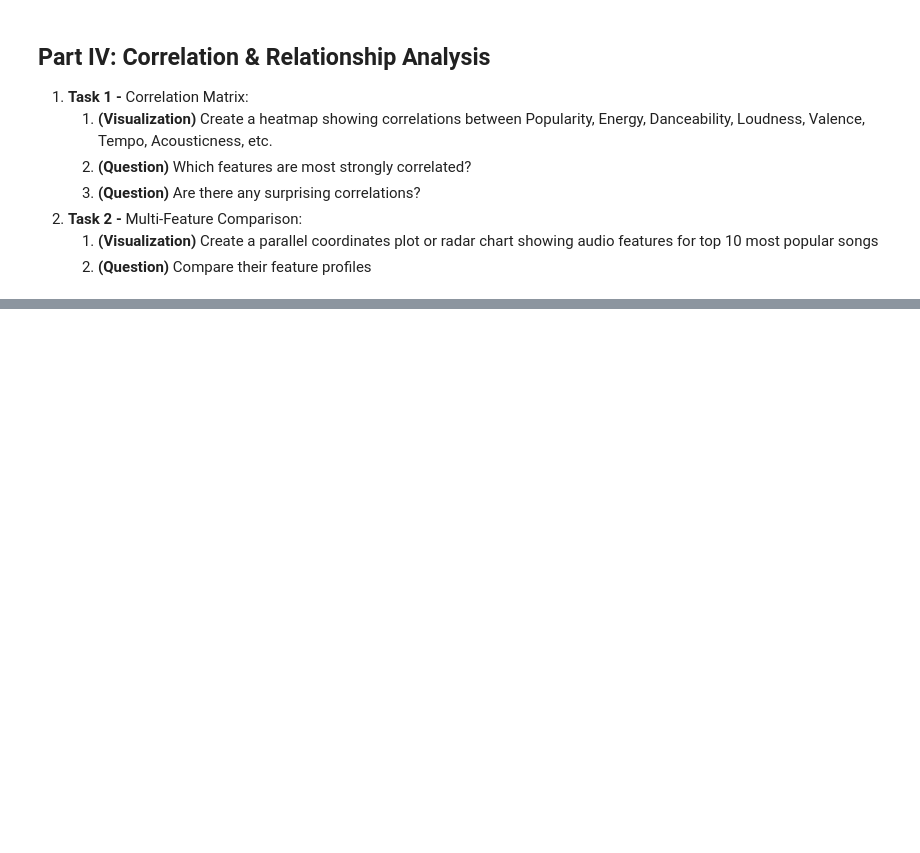
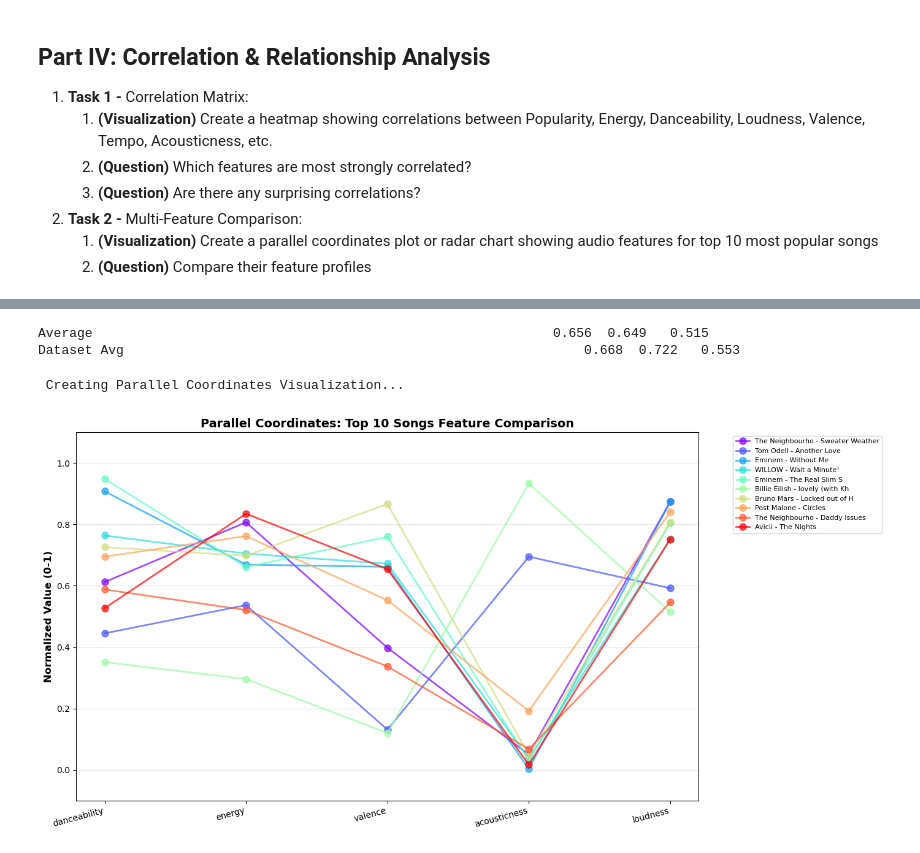
Before and after one commit to benzartimelek/Spotify_exploration, a Jupyter notebook: lab_draft.ipynb, the cells around one changed output, grey strips where cells are left out. Saved outputs shown, nothing was run; the diff lists cells and outputs as text; code cells hidden in the pictures; blank space fills up the shorter version.

```diff
--- a/lab_draft.ipynb
+++ b/lab_draft.ipynb
@@ -575,0 +745,14 @@ Do explicit songs tend to be more or less popular?
+# %%
+print("\n Top 10 Songs - Feature Analysis:")
+print(f"\n{'Rank':<5} {'Artist':<20} {'Song':<30} {'Pop':<5} {'Dance':<6} {'Energy':<7} {'Valence':<8}")
+print("-" * 85)
+
+for rank, (idx, song) in enumerate(top_10_songs.iterrows(), 1):
+    artist = song['artist'][:18]
+    song_name = song['song'][:28]
+    pop = song['popularity']
+    dance = song['danceability']
+    energy = song['energy']
+    valence = song['valence']
+
+    print(f"{rank:<5} {artist:<20} {song_name:<30} {pop:<5} {dance:<6.3f} {energy:<7.3f} {valence:<8.3f}")
@@ -575,0 +774,47 @@ Do explicit songs tend to be more or less popular?
+# %%
+# Comparing the averages
+print(f"\n{'Average':<5} {'':<20} {'':<30} {'':<5} {top_10_songs['danceability'].mean():<6.3f} {top_10_songs['energy'].mean():<7.3f} {top_10_songs['valence'].mean():<8.3f}")
+print(f"{'Dataset Avg':<5} {'':<20} {'':<30} {'':<5} {df['danceability'].mean():<6.3f} {df['energy'].mean():<7.3f} {df['valence'].mean():<8.3f}")
+# %% [output]
+Average                                                           0.656  0.649   0.515
+Dataset Avg                                                           0.668  0.722   0.553
+# %%
+# Additional visualizations: Parallel coordinates plot
+print("\n Creating Parallel Coordinates Visualization...")
+
+# Normalize features to 0-1 scale for better comparison
+features_to_plot = ['danceability', 'energy', 'valence', 'acousticness', 'loudness']
+top_10_normalized = top_10_songs.copy()
+
+# Normalize loudness (it's negative, so special handling)
+top_10_normalized['loudness'] = (top_10_normalized['loudness'] - df['loudness'].min()) / (df['loudness'].max() - df['loudness'].min())
+
+# Create parallel coordinates plot
+fig, ax = plt.subplots(figsize=(14, 7))
+
+# Create x-axis positions
+x = np.arange(len(features_to_plot))
+
+# Plot each song as a line
+colors = plt.cm.rainbow(np.linspace(0, 1, len(top_10_normalized)))
+
+for (idx, song), color in zip(top_10_normalized.iterrows(), colors):
+    values = [song[feature] for feature in features_to_plot]
+    ax.plot(x, values, marker='o', label=f"{song['artist'][:15]} - {song['song'][:15]}",
+            linewidth=2, markersize=8, color=color, alpha=0.7)
+
+# Styling
+ax.set_xticks(x)
+ax.set_xticklabels(features_to_plot, rotation=15, ha='right')
+ax.set_ylabel('Normalized Value (0-1)', fontsize=12, fontweight='bold')
+ax.set_title('Parallel Coordinates: Top 10 Songs Feature Comparison',
+             fontsize=14, fontweight='bold')
+ax.grid(axis='y', alpha=0.3)
+ax.legend(bbox_to_anchor=(1.05, 1), loc='upper left', fontsize=8)
+ax.set_ylim(-0.1, 1.1)
+
+plt.tight_layout()
+plt.show()
+# %% [output]
+ Creating Parallel Coordinates Visualization...
+[figure, added]
```
Also changed, not shown: parts of 12 cells of this notebook.
